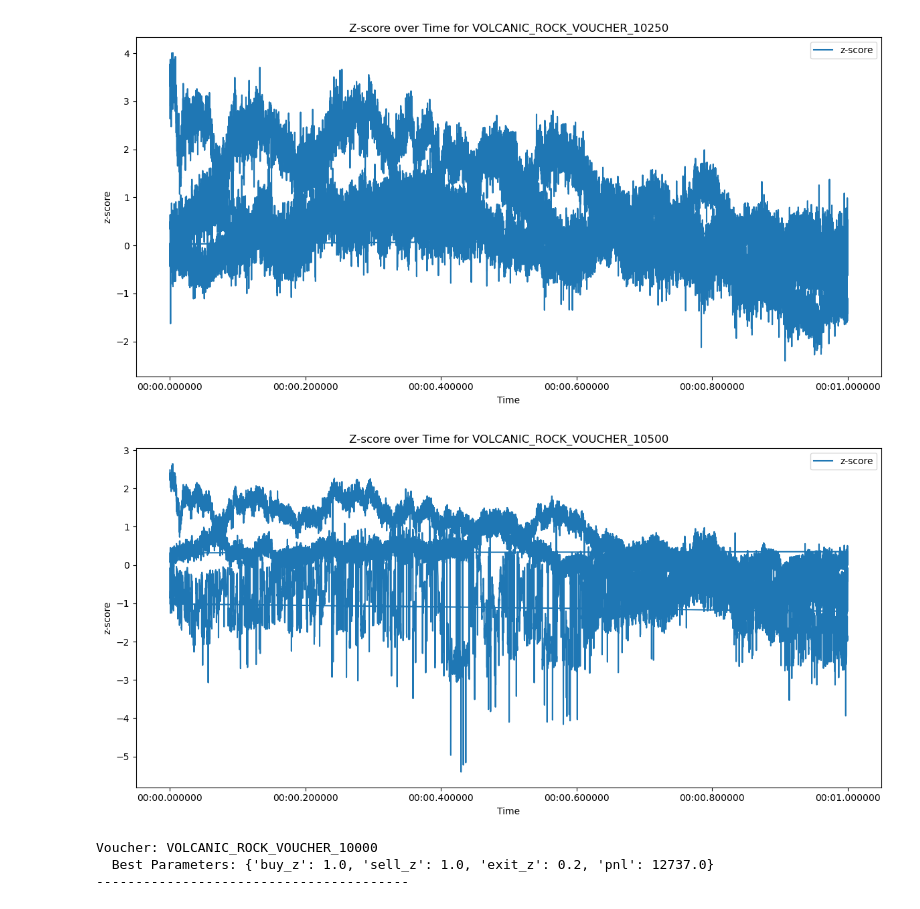
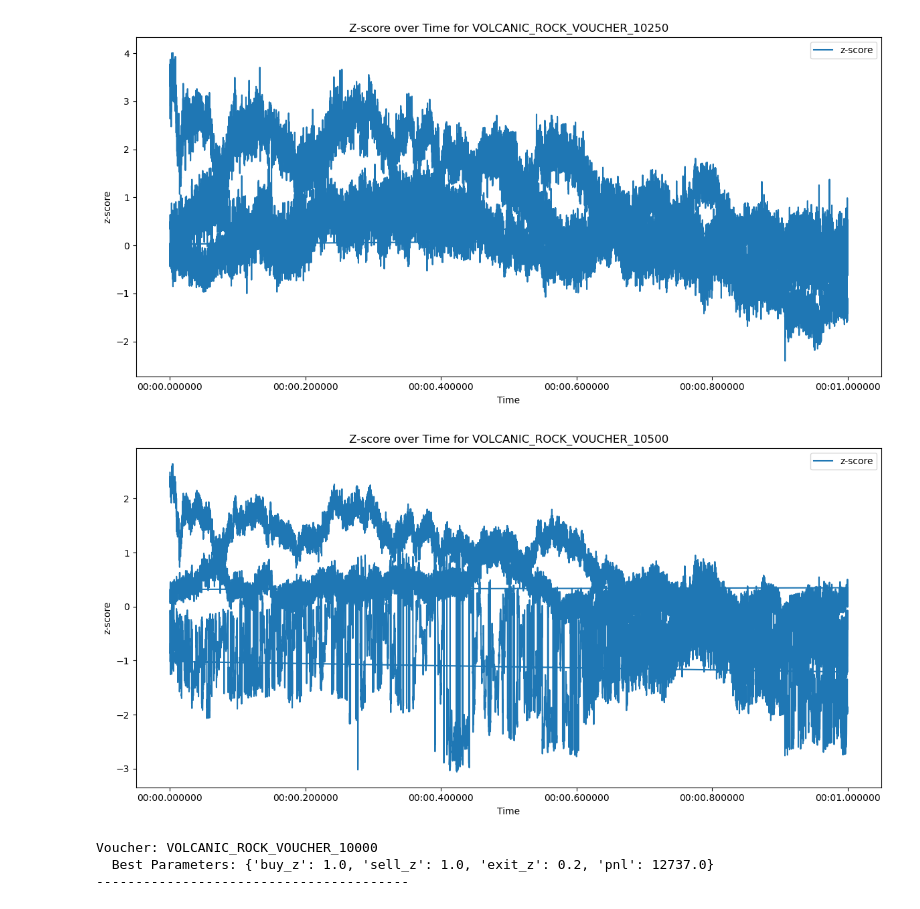
Before and after one commit to Alyssa2026/Prosperity-Lumon, a Jupyter notebook: round3/finaltry.ipynb, the cells around one changed output. Cells and saved outputs as stored; diff of their text form; code cells hidden in the pictures.

```diff
--- a/round3/finaltry.ipynb
+++ b/round3/finaltry.ipynb
@@ -218,11 +218,10 @@ def parameter_search_voucher(df, buy_z_values, sell_z_values, exit_z_values):
         best = results_df.loc[results_df["pnl"].idxmax()]
     return best, results_df
 # %%
-# -----------------------------
-# 7. Plot
-# -----------------------------
 for voucher_to_plot in voucher_strikes.keys():
     df_plot = voucher_dfs[voucher_to_plot].copy()
+    # Filter rows to keep only those with non-null best_bid and best_ask values.
+    df_plot = df_plot[df_plot["best_bid"].notnull() & df_plot["best_ask"].notnull()]
     df_plot["datetime"] = pd.to_datetime(df_plot["timestamp"], unit="us")  # adjust unit if needed
     plt.figure(figsize=(12, 6))
     plt.plot(df_plot["datetime"], df_plot["z"], label="z-score")
@@ -239,5 +238,5 @@ for voucher_to_plot in voucher_strikes.keys():
-[figure, old version]
+[figure, new version]
-[figure, old version]
+[figure, new version]
 # %%
 # Param search 10k
 buy_z_grid = np.arange(1, 3.5, 0.25)
```
Also changed, not shown: parts of 5 cells of this notebook, 1 other file.
